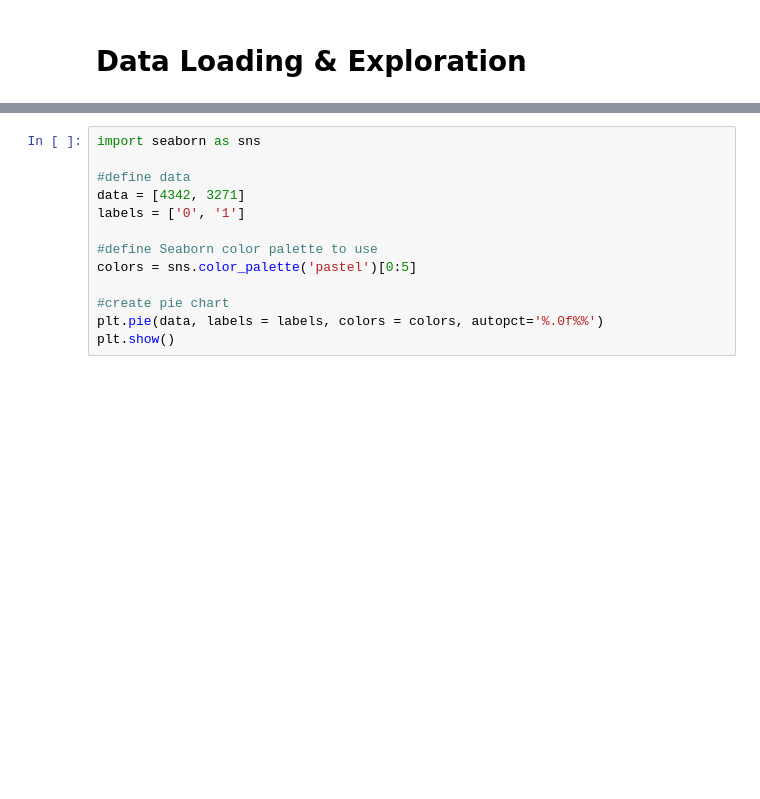
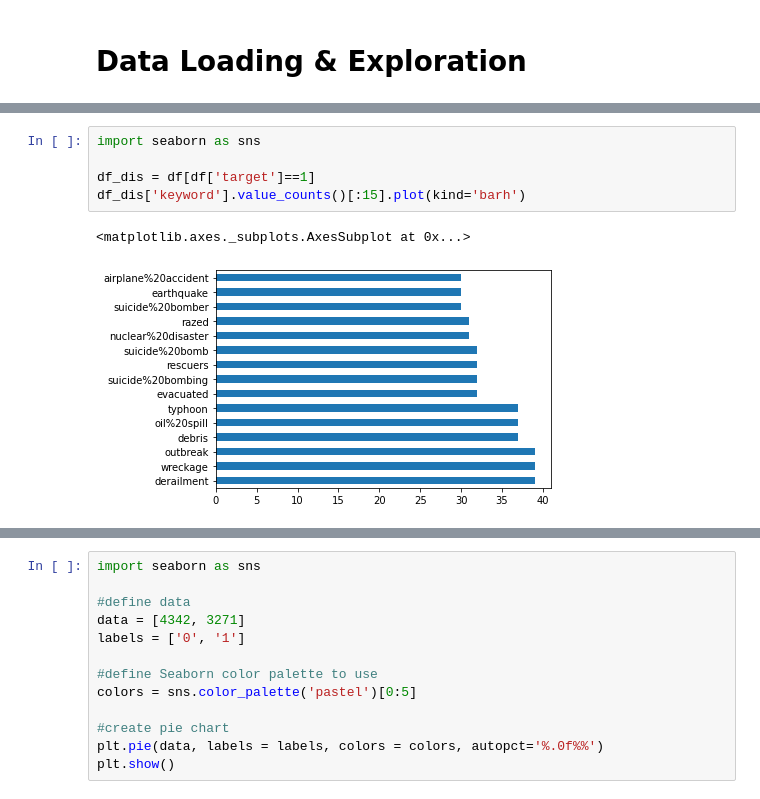
Before and after one commit to YoonjungChoi/CMPE255_TEAM10, a Jupyter notebook: code/01_entire_yoonjungchoi.ipynb, the cells around one changed output, grey strips where cells are left out. Saved outputs shown, nothing was run; the diff lists cells and outputs as text; blank space fills up the shorter version.

```diff
--- a/code/01_entire_yoonjungchoi.ipynb
+++ b/code/01_entire_yoonjungchoi.ipynb
@@ -72,0 +74,8 @@ Name: target, dtype: int64
+# %%
+import seaborn as sns
+
+df_dis = df[df['target']==1]
+df_dis['keyword'].value_counts()[:15].plot(kind='barh')
+# %% [output]
+<matplotlib.axes._subplots.AxesSubplot at 0x...>
+[figure, added]
```
Also changed, not shown: parts of 28 cells of this notebook, 3 other files.
